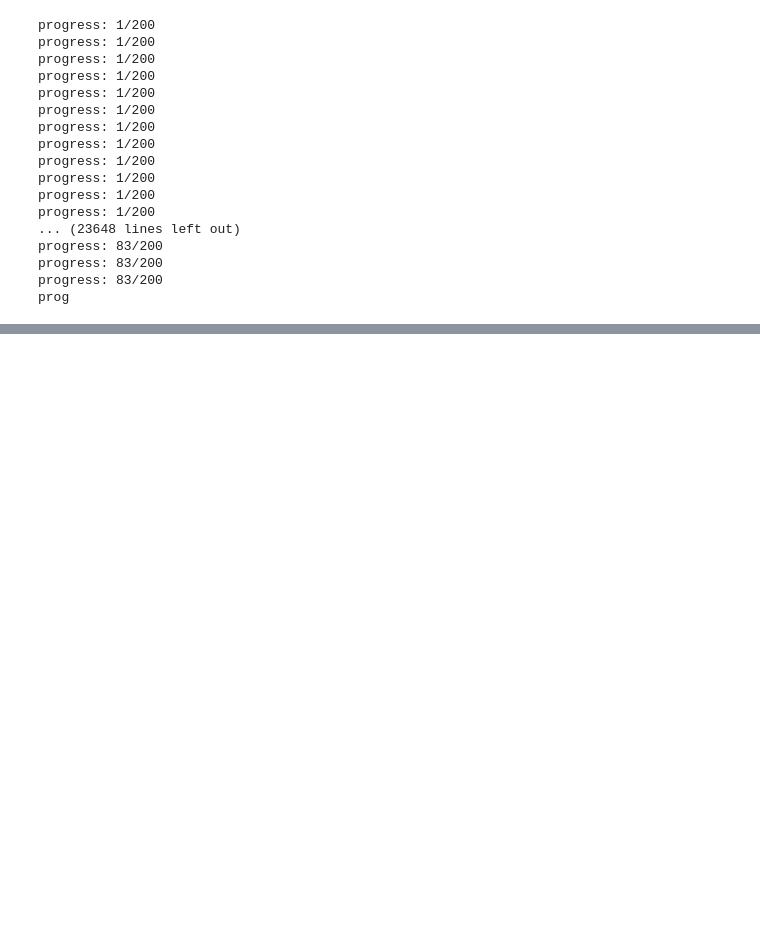
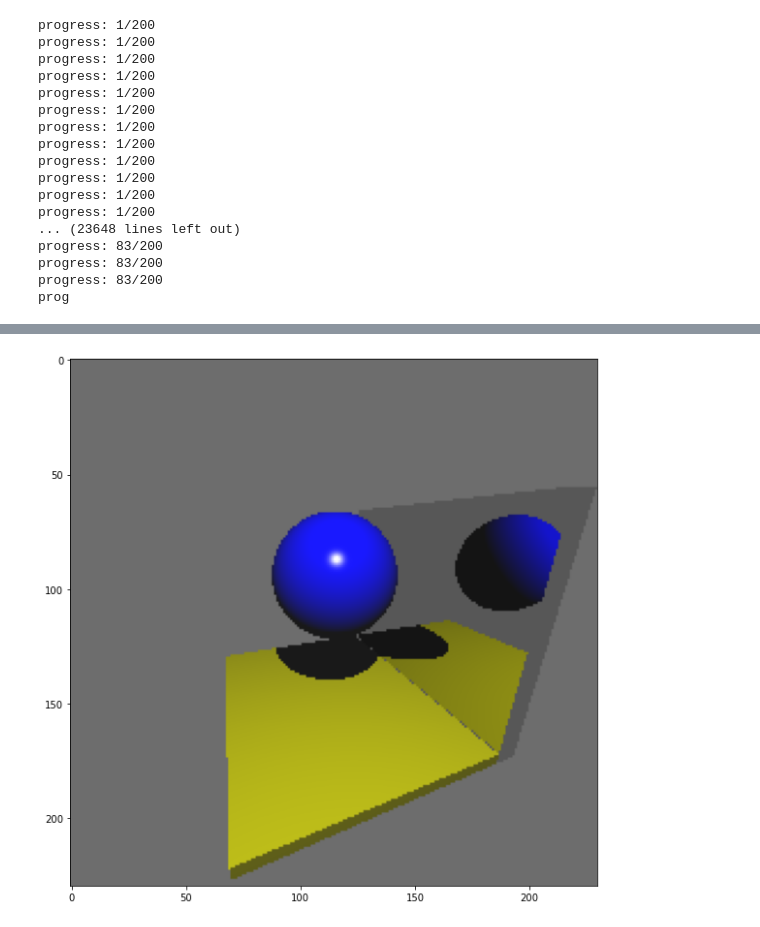
Before and after one commit to GabrielBoscoli/INF1761, a Jupyter notebook: RayTracing.ipynb, the cells around one changed output, grey strips where cells are left out. Saved outputs shown, nothing was run; the diff lists cells and outputs as text; code cells hidden in the pictures; blank space fills up the shorter version.

```diff
--- a/RayTracing.ipynb
+++ b/RayTracing.ipynb
@@ -400,0 +576,26 @@ plt.show()
+# %%
+objects = [esfera, caixa1, caixa2]
+# %%
+posicao = novo(0, 0, 0)
+difusa = novo(1, 1, 1)
+especular = novo(1, 1, 1)
+ambiente = novo(1, 1, 1)
+luzAmbiente = Luz(posicao, difusa, especular, ambiente)
+posicao = novo(60, 120, 40)
+luz1 = Luz(posicao, difusa, especular, ambiente)
+posicao = novo(-10, 120, 40)
+luz1 = Luz(posicao, difusa, especular, ambiente)
+posicao = novo(120, 120, 40)
+luz2 = Luz(posicao, difusa, especular, ambiente)
+# %%
+lights = [luz2]
+# %%
+cor_de_fundo = novo(0.428, 0.428, 0.428)
+scene = Scene2(camera, objects, lights, luzAmbiente, cor_de_fundo)
+# %%
+image = scene.render()
+plt.figure(figsize=(10, 10))
+plt.imshow(image)
+plt.show()
+# %% [output]
+[figure, added]
```
Also changed, not shown: parts of 24 cells of this notebook.
